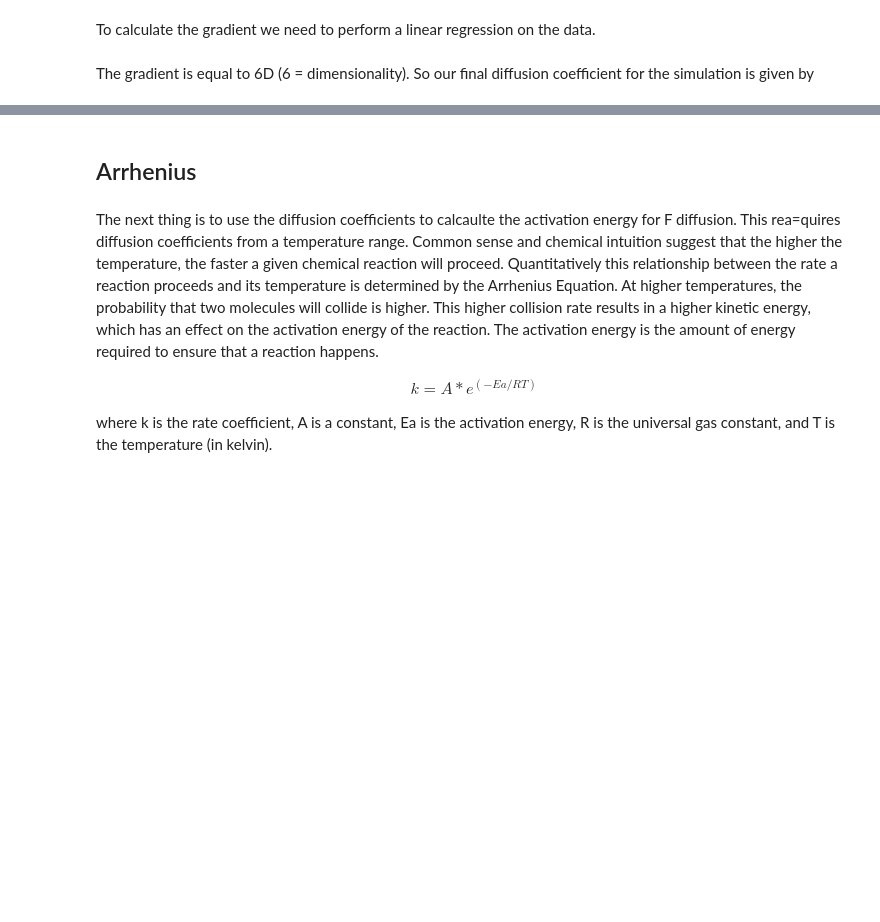
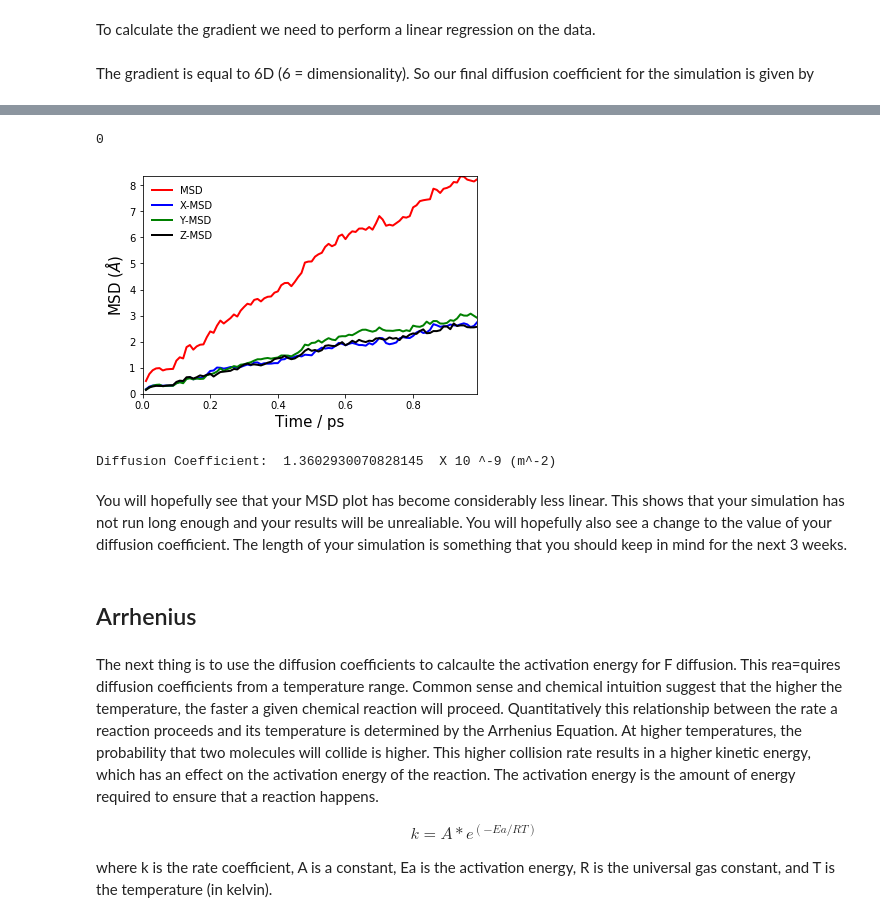
Before and after one commit to symmy596/Advanced_Practical_Chemistry_Teaching, a Jupyter notebook: course/week_2/Week_2.ipynb, the cells around one changed output, grey strips where cells are left out. Cells and saved outputs as stored; diff of their text form; code cells hidden in the pictures; blank space fills up the shorter version.

```diff
--- a/course/week_2/Week_2.ipynb
+++ b/course/week_2/Week_2.ipynb
@@ -146,3 +152,33 @@ Diffusion Coefficient:  1.5399314684  X 10 ^-9 (m^-2)
+# %%
+subprocess.call('H:/Third_year_lab/Advanced_Practical_Chemistry_Teaching-master/progs/dlpoly_classic.exe', cwd='H:/Third_year_lab/Advanced_Practical_Chemistry_Teaching-master/course/week_2/Example_2/')
+# %% [output]
+0
+# %%
+data = msd.read_history("Example_2/HISTORY", "F")
+msd_data = msd.run_msd(data)
+
+plt.plot(msd_data['time'], msd_data['msd'], lw=2, color="red", label="MSD")
+plt.plot(msd_data['time'], msd_data['xmsd'], lw=2, color="blue", label="X-MSD")
+plt.plot(msd_data['time'], msd_data['ymsd'], lw=2, color="green", label="Y-MSD")
+plt.plot(msd_data['time'], msd_data['zmsd'], lw=2, color="black", label="Z-MSD")
+
+plt.ylabel("MSD (" r'$\AA$' ")", fontsize=15)
+plt.xlabel("Time / ps", fontsize=15)
+plt.ylim(0, np.amax(msd_data['msd']))
+plt.xlim(0, np.amax(msd_data['time']))
+plt.legend(loc=2, frameon=False)
+plt.show()
+# %% [output]
+[figure, added]
+# %%
+slope, intercept, r_value, p_value, std_err = stats.linregress(msd_data['time'], msd_data['msd'])
+
+diffusion_coefficient = (np.average(slope) / 6)
+print("Diffusion Coefficient: ", diffusion_coefficient, " X 10 ^-9 (m^-2)")
+# %% [output]
+Diffusion Coefficient:  1.3602930070828145  X 10 ^-9 (m^-2)
+# %% [markdown]
+You will hopefully see that your MSD plot has become considerably less linear. This shows that your simulation has not run long enough and your results will be unrealiable. You will hopefully also see a change to the value of your diffusion coefficient.  The length of your simulation is something that you should keep in mind for the next 3 weeks.
 # %% [markdown]
 ## Arrhenius
 # %% [markdown]
```
Also changed, not shown: parts of 8 cells of this notebook.
